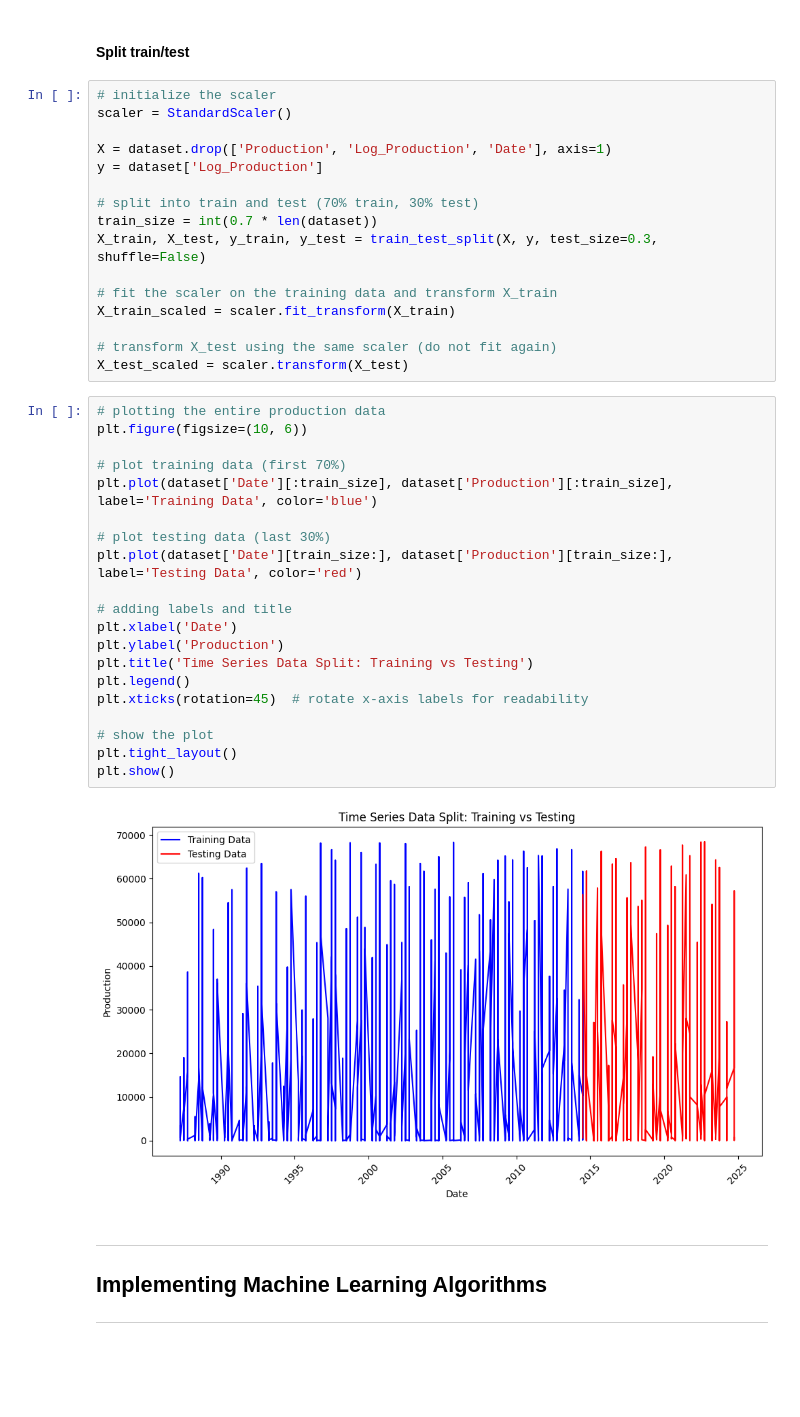
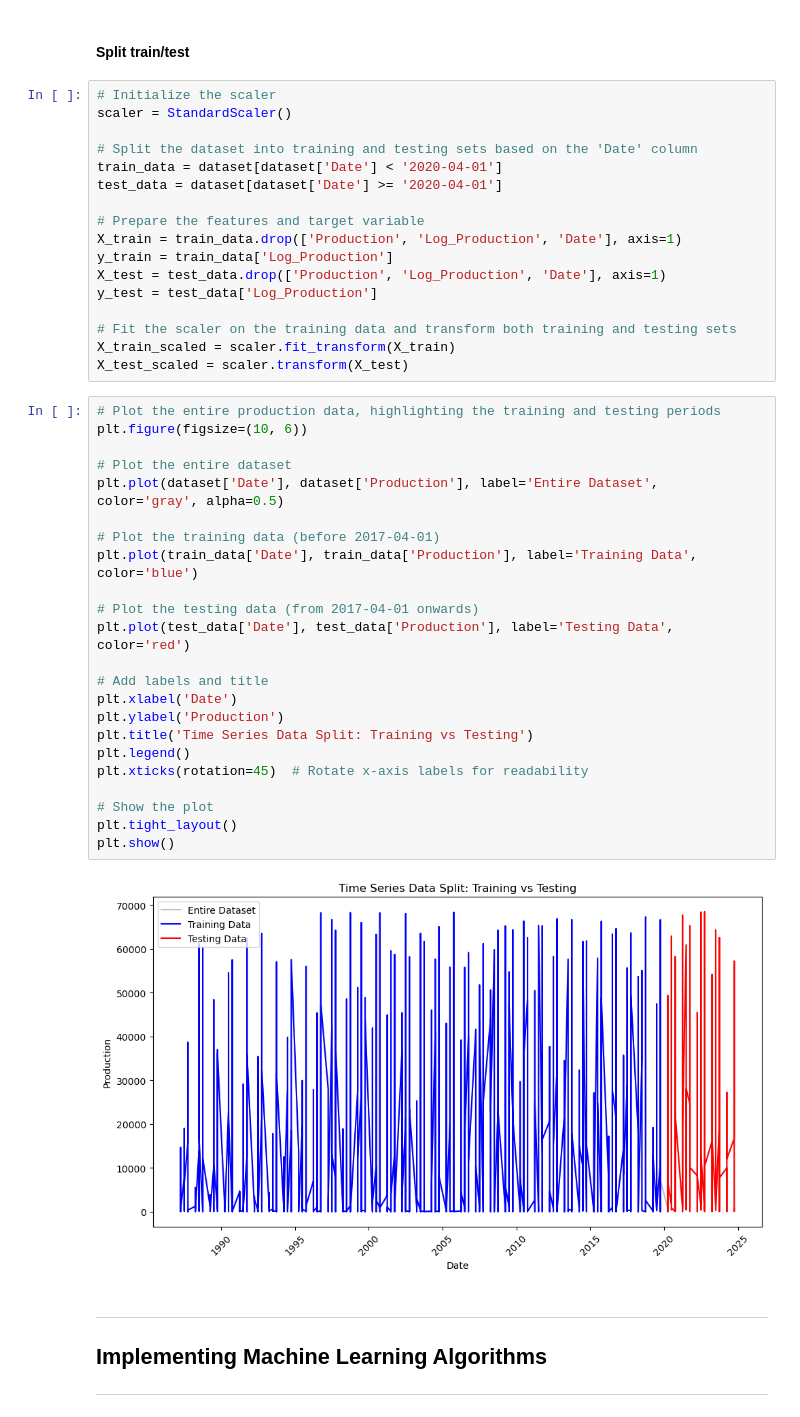
Before and after one commit to kazeulo/Project_197, a Jupyter notebook: Final version 1.ipynb, the cells around one changed output. Drawn from its saved outputs; the diff is of its cells as text; blank space fills up the shorter version.

Commit message:
update the test and train

```diff
--- a/Final version 1.ipynb
+++ b/Final version 1.ipynb
@@ -401,43 +401,47 @@ dataset.head(5)
 # %% [markdown]
 <h4>Split train/test</h4>
 # %%
-# initialize the scaler
+# Initialize the scaler
 scaler = StandardScaler()
 
-X = dataset.drop(['Production', 'Log_Production', 'Date'], axis=1)
-y = dataset['Log_Production']
+# Split the dataset into training and testing sets based on the 'Date' column
+train_data = dataset[dataset['Date'] < '2020-04-01']
+test_data = dataset[dataset['Date'] >= '2020-04-01']
 
-# split into train and test (70% train, 30% test)
-train_size = int(0.7 * len(dataset))
-X_train, X_test, y_train, y_test = train_test_split(X, y, test_size=0.3, shuffle=False)
+# Prepare the features and target variable
+X_train = train_data.drop(['Production', 'Log_Production', 'Date'], axis=1)
+y_train = train_data['Log_Production']
+X_test = test_data.drop(['Production', 'Log_Production', 'Date'], axis=1)
+y_test = test_data['Log_Production']
 
-# fit the scaler on the training data and transform X_train
+# Fit the scaler on the training data and transform both training and testing sets
 X_train_scaled = scaler.fit_transform(X_train)
-
-# transform X_test using the same scaler (do not fit again)
 X_test_scaled = scaler.transform(X_test)
 # %%
-# plotting the entire production data
+# Plot the entire production data, highlighting the training and testing periods
 plt.figure(figsize=(10, 6))
 
-# plot training data (first 70%)
-plt.plot(dataset['Date'][:train_size], dataset['Production'][:train_size], label='Training Data', color='blue')
+# Plot the entire dataset
+plt.plot(dataset['Date'], dataset['Production'], label='Entire Dataset', color='gray', alpha=0.5)
 
-# plot testing data (last 30%)
-plt.plot(dataset['Date'][train_size:], dataset['Production'][train_size:], label='Testing Data', color='red')
+# Plot the training data (before 2017-04-01)
+plt.plot(train_data['Date'], train_data['Production'], label='Training Data', color='blue')
 
-# adding labels and title
+# Plot the testing data (from 2017-04-01 onwards)
+plt.plot(test_data['Date'], test_data['Production'], label='Testing Data', color='red')
+
+# Add labels and title
 plt.xlabel('Date')
 plt.ylabel('Production')
 plt.title('Time Series Data Split: Training vs Testing')
 plt.legend()
-plt.xticks(rotation=45)  # rotate x-axis labels for readability
+plt.xticks(rotation=45)  # Rotate x-axis labels for readability
 
-# show the plot
+# Show the plot
 plt.tight_layout()
 plt.show()
 # %% [output]
-[figure, old version]
+[figure, new version]
 # %% [markdown]
 <hr>
 <h2> Implementing Machine Learning Algorithms</h2>
```
Also changed, not shown: parts of 40 cells of this notebook.
